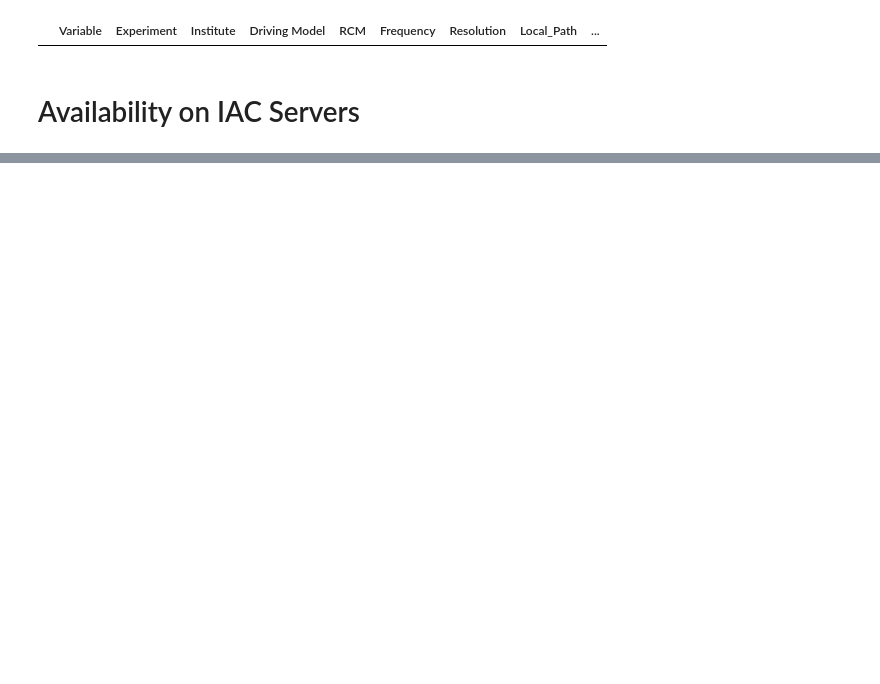
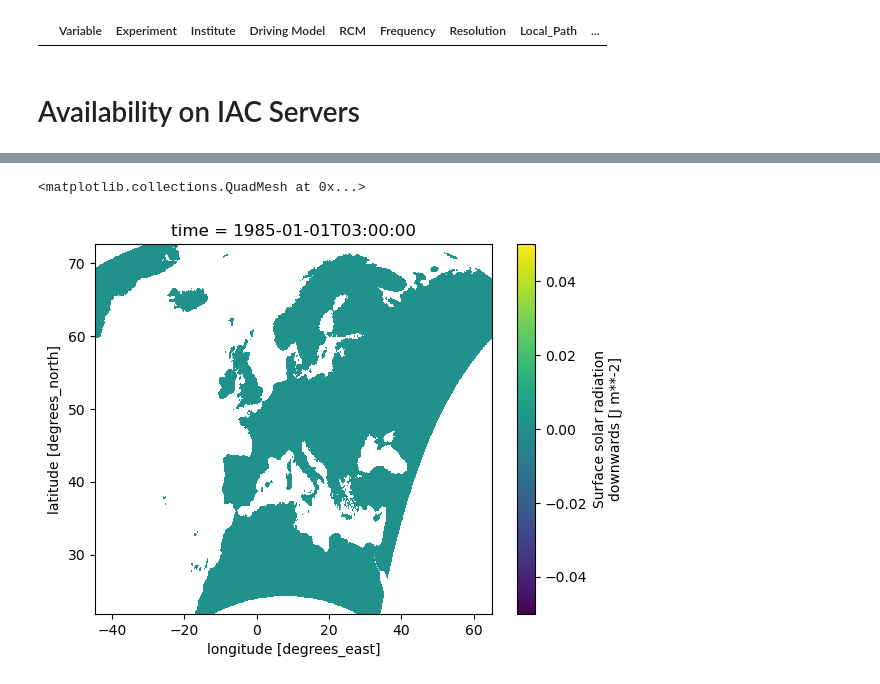
Before and after one commit to yasserhaddad/CORDEX2Energy, a Jupyter notebook: notebooks/check_availability_vars.ipynb, the cells around one changed output, grey strips where cells are left out. Cells and saved outputs as stored; diff of their text form; code cells hidden in the pictures; blank space fills up the shorter version.

```diff
--- a/notebooks/check_availability_vars.ipynb
+++ b/notebooks/check_availability_vars.ipynb
@@ -92,0 +110,8 @@ df_on_server = df[df["Exists_Locally"] == True]
+# %%
+(xr.open_zarr(Path(paths["path_data_processed"]) /
+                  "cerra_processed" /
+                  "regridded" /
+                  "ssrd.zarr")).ssrd.isel(time=0).plot()
+# %% [output]
+<matplotlib.collections.QuadMesh at 0x...>
+[figure, added]
```
Also changed, not shown: parts of 4 cells of this notebook, 10 other files.
